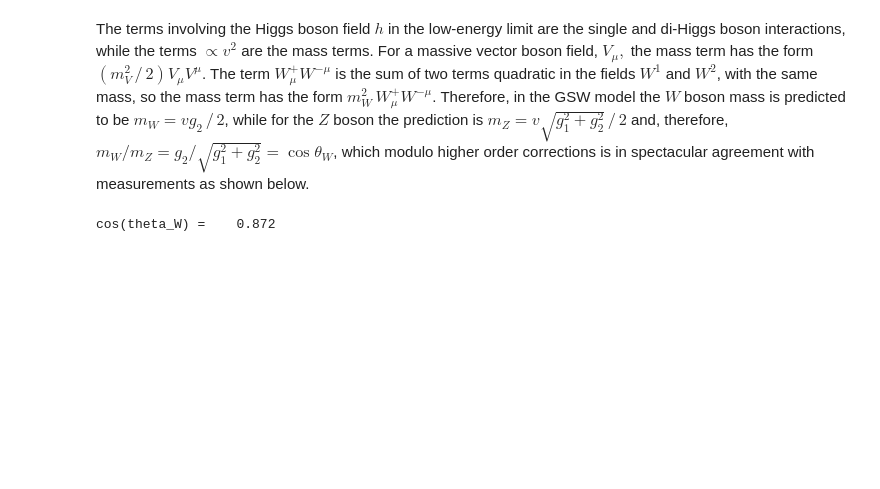
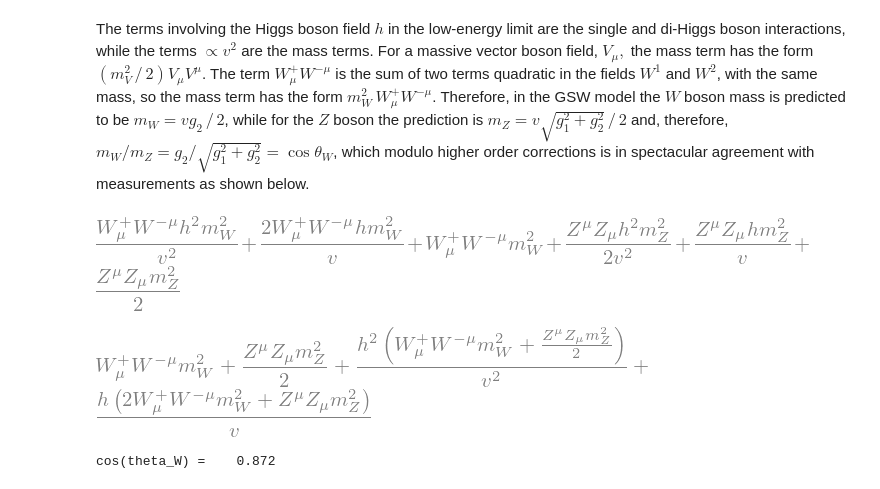
Before and after one commit to hbprosper/GSW, a Jupyter notebook: GlashowSalamWeinberg.ipynb, the cells around one changed output. Saved outputs shown, nothing was run; the diff lists cells and outputs as text; code cells hidden in the pictures; blank space fills up the shorter version.

```diff
--- a/GlashowSalamWeinberg.ipynb
+++ b/GlashowSalamWeinberg.ipynb
@@ -625,5 +641,17 @@ f
 # %% [markdown]
 The terms involving the Higgs boson field $h$ in the low-energy limit are the single and di-Higgs boson interactions, while the terms $\propto v^2$ are the mass terms. For a massive vector boson field, $V_\mu,$ the mass term has the form $(m_V^2 \, / \, 2) V_\mu V^\mu$. The term $W^+_\mu W^{- \mu}$ is the sum of two terms quadratic in the fields $W^1$ and $W^2$, with the same mass, so the mass term has the form $m_W^2 \, W^+_\mu W^{- \mu}$. Therefore, in the GSW model the $W$ boson mass is predicted to be $m_W = v g_2 \, / \, 2$, while for the $Z$ boson the prediction is $m_Z = v \sqrt{g_1^2+g_2^2} \, / \, 2$ and, therefore, $m_W / m_Z = g_2 / \sqrt{g_1^2 + g_2^2} = \cos\theta_W$, which modulo higher order corrections is in spectacular agreement with measurements as shown below.
+# %%
+mz, mw = sm.symbols("m_Z, m_W")
+f = f.subs({g1**2 + g2**2: 4*mz**2/v**2,
+            g2**2: 4*mw**2/v**2})
+f
+# %% [output]
+[figure, added]
+# %%
+f = f.collect([h**2/v**2, h/v]).collect(Wplus*Wminus*mw**2+Z*Zup*mz**2/2)
+f
+# %% [output]
+[figure, added]
 # %%
 sw2 = 0.2397             # sin^2(theta_W)
 sw  = sm.sqrt(sw2)
```
Also changed, not shown: parts of 12 cells of this notebook, 2 other files.
